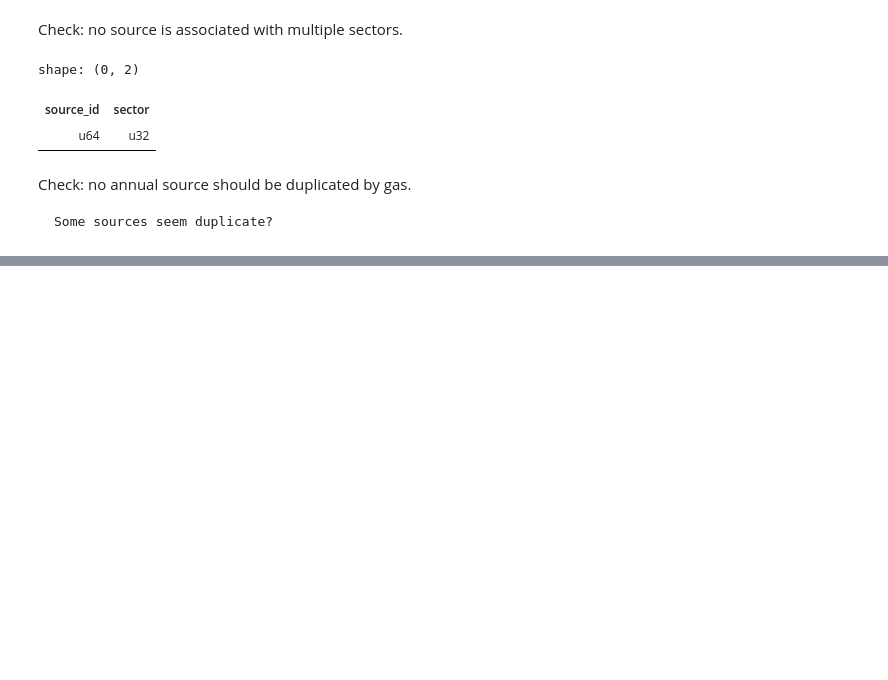
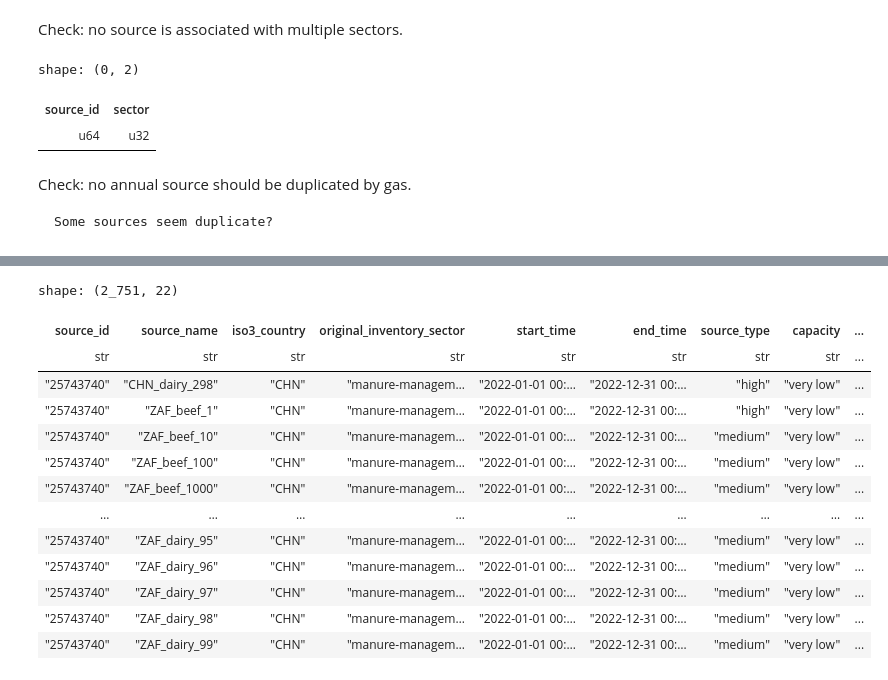
Before and after one commit to tjhunter/climate-trace-handbook, a Jupyter notebook: ct_book/_build/jupyter_execute/ingestion.ipynb, the cells around one changed output, grey strips where cells are left out. Drawn from its saved outputs; the diff is of its cells as text; code cells hidden in the pictures; blank space fills up the shorter version.

Commit message:
drilldown on data issues

```diff
--- a/ct_book/_build/jupyter_execute/ingestion.ipynb
+++ b/ct_book/_build/jupyter_execute/ingestion.ipynb
@@ -245,0 +294,23 @@ shape: (110, 3)
+# %%
+conf_df = ct.data._load_csv(
+    lambda _, sname: sname.startswith("manure") and sname.endswith("sources_confidence.csv"))
+# %%
+(conf_df
+ .filter(c_source_id == "25743740")
+ .filter(c_start_time.str.starts_with("2022"))
+)
+# %% [output]
+shape: (2_751, 22)
+| source_id | source_name | iso3_country | original_inventory_sector | start_time | end_time | source_type | capacity | ... |
+| str | str | str | str | str | str | str | str | ... |
+| "25743740" | "CHN_dairy_298" | "CHN" | "manure-managem… | "2022-01-01 00:… | "2022-12-31 00:… | "high" | "very low" | ... |
+| "25743740" | "ZAF_beef_1" | "CHN" | "manure-managem… | "2022-01-01 00:… | "2022-12-31 00:… | "high" | "very low" | ... |
+| "25743740" | "ZAF_beef_10" | "CHN" | "manure-managem… | "2022-01-01 00:… | "2022-12-31 00:… | "medium" | "very low" | ... |
+| "25743740" | "ZAF_beef_100" | "CHN" | "manure-managem… | "2022-01-01 00:… | "2022-12-31 00:… | "medium" | "very low" | ... |
+| "25743740" | "ZAF_beef_1000" | "CHN" | "manure-managem… | "2022-01-01 00:… | "2022-12-31 00:… | "medium" | "very low" | ... |
+| … | … | … | … | … | … | … | … | ... |
+| "25743740" | "ZAF_dairy_95" | "CHN" | "manure-managem… | "2022-01-01 00:… | "2022-12-31 00:… | "medium" | "very low" | ... |
+| "25743740" | "ZAF_dairy_96" | "CHN" | "manure-managem… | "2022-01-01 00:… | "2022-12-31 00:… | "medium" | "very low" | ... |
+| "25743740" | "ZAF_dairy_97" | "CHN" | "manure-managem… | "2022-01-01 00:… | "2022-12-31 00:… | "medium" | "very low" | ... |
+| "25743740" | "ZAF_dairy_98" | "CHN" | "manure-managem… | "2022-01-01 00:… | "2022-12-31 00:… | "medium" | "very low" | ... |
+| "25743740" | "ZAF_dairy_99" | "CHN" | "manure-managem… | "2022-01-01 00:… | "2022-12-31 00:… | "medium" | "very low" | ... |
```
Also changed, not shown: parts of 18 cells of this notebook, 16 other files.
